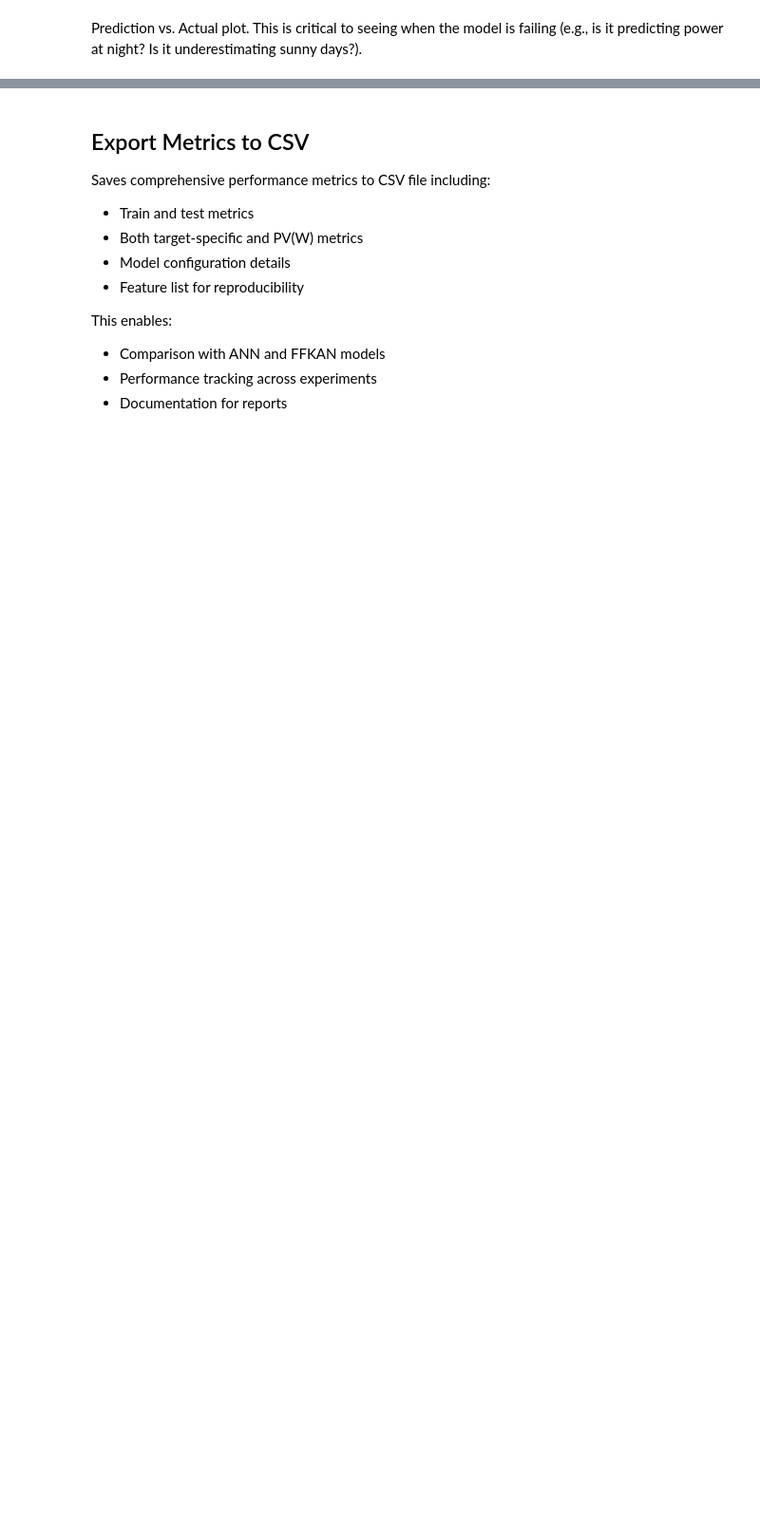
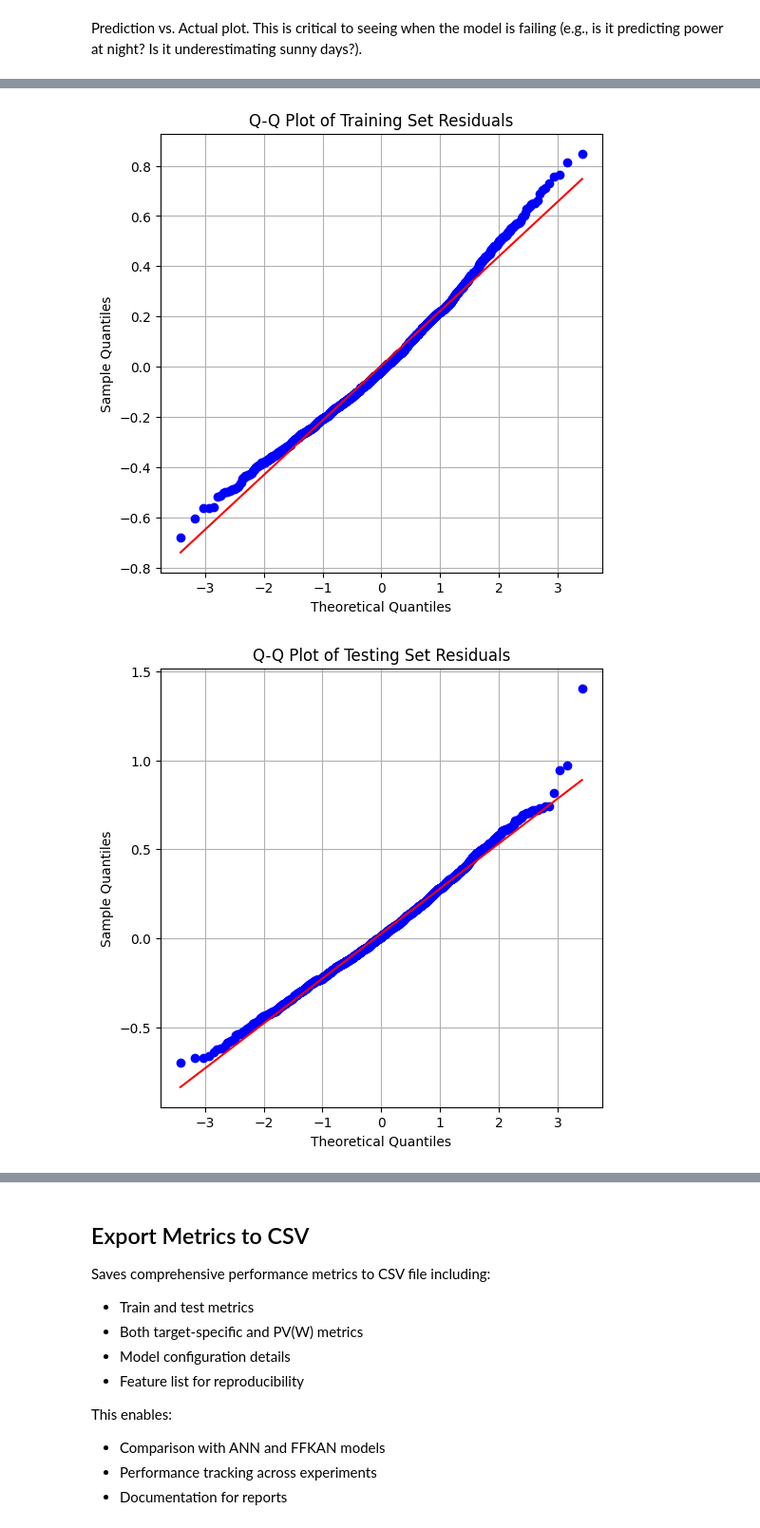
Before and after one commit to clydewatts1/PFDA-programming-for-data-analytics, a Jupyter notebook: big_project/big_project_KAN.ipynb, the cells around one changed output, grey strips where cells are left out. Shown at 95% size. Saved outputs shown, nothing was run; the diff lists cells and outputs as text; code cells hidden in the pictures; blank space fills up the shorter version.

```diff
--- a/big_project/big_project_KAN.ipynb
+++ b/big_project/big_project_KAN.ipynb
@@ -649,0 +650,20 @@ for feature in feature_cols:
+# %%
+# Add qq plot for test and train
+import scipy.stats as stats
+def plot_qq(y_true, y_pred, title):
+    residuals = y_true - y_pred
+    plt.figure(figsize=(6, 6))
+    stats.probplot(residuals.flatten(), dist="norm", plot=plt)
+    plt.title(title)
+    plt.xlabel("Theoretical Quantiles")
+    plt.ylabel("Sample Quantiles")
+    plt.grid(True)
+    plt.show()
+plot_qq(y_train, y_pred_train, "Q-Q Plot of Training Set Residuals")
+plot_qq(y_test, y_pred_test, "Q-Q Plot of Testing Set Residuals")
+# Also plot for PVW
+plot_qq(y_train_pvw, y_pred_train_pvw, "Q-Q Plot of Training Set Residuals PV(W)")
+plot_qq(y_test_pvw, y_pred_test_pvw, "Q-Q Plot of Testing Set Residuals PV(W)")
+# %% [output]
+[figure, added]
+[figure, added]
```
Also changed, not shown: parts of 12 cells of this notebook, 32 other files.
